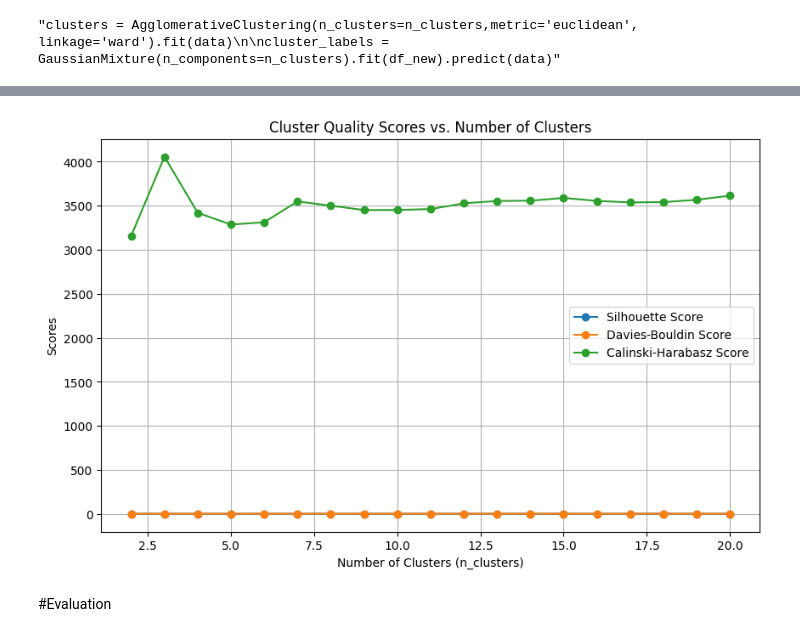
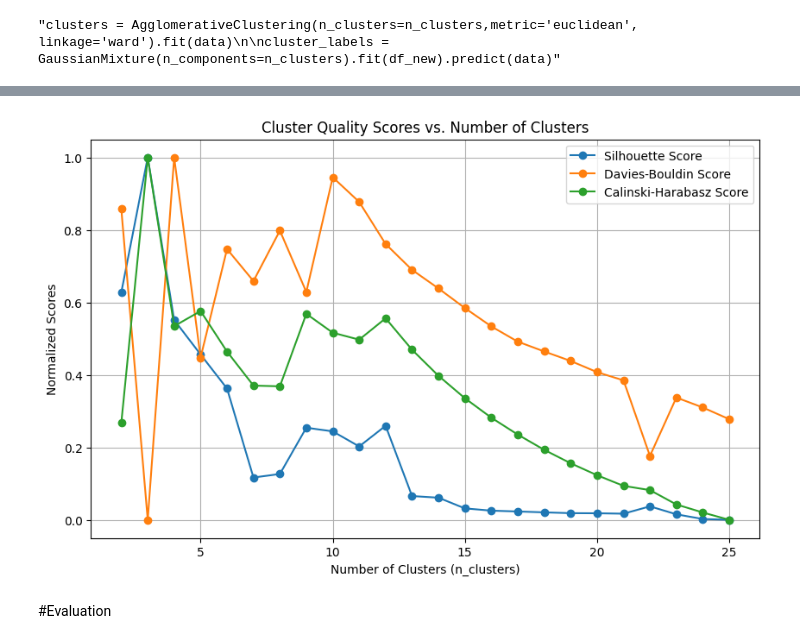
Before and after one commit to Fmazin/AI_Project, a Jupyter notebook: code/main_project_flow.ipynb, the cells around one changed output, grey strips where cells are left out. Saved outputs shown, nothing was run; the diff lists cells and outputs as text; code cells hidden in the pictures.

```diff
--- a/code/main_project_flow.ipynb
+++ b/code/main_project_flow.ipynb
@@ -271,7 +289,7 @@ cluster_labels = GaussianMixture(n_components=n_clusters).fit(df_new).predict(da
 #clusters = KMeans(n_clusters=5, random_state=0, n_init="auto")# check the parameters at https://scikit-learn.org/stable/modules/generated/sklearn.cluster.KMeans.html
 #clusters.fit(x)
 
-n_clusters = 16
+n_clusters = 6
 
 clusters = AgglomerativeClustering(n_clusters=n_clusters,metric='euclidean', linkage='ward').fit(x) # check the parameters at https://scikit-learn.org/stable/modules/generated/sklearn.cluster.AgglomerativeClustering.html
 #clusters = DBSCAN(eps=500, min_samples = 2).fit(vectorized_day_dataset_no_nans) # check the parameters at https://scikit-learn.org/stable/modules/generated/sklearn.cluster.DBSCAN.html
@@ -390,6 +410,6 @@ scores_df.to_csv('aggl_scores_stop_calKernel.csv')
 # %%
 # Define a list of n_clusters values to iterate over
-n_clusters_values = list(range(2,21))
+n_clusters_values = list(range(2,26))
 
 # Initialize lists to store scores
 silhouette_scores = []
@@ -406,6 +426,19 @@ for n_clusters in n_clusters_values:
     SC_score = silhouette_score(x, cluster_labels)
     DB_score = davies_bouldin_score(x, cluster_labels)
     CH_score = calinski_harabasz_score(x, cluster_labels)
+
+     # Update best and worst scores and their corresponding n_clusters values
+    if SC_score > best_silhouette_score:
+        best_silhouette_score = SC_score
+        best_silhouette_n_clusters = n_clusters
+
+    if DB_score < best_davies_bouldin_score:
+        best_davies_bouldin_score = DB_score
+        best_davies_bouldin_n_clusters = n_clusters
+
+    if CH_score > best_calinski_harabasz_score:
+        best_calinski_harabasz_score = CH_score
+        best_calinski_harabasz_n_clusters = n_clusters
 
     # Append scores to the respective lists
     silhouette_scores.append(SC_score)
@@ -426,6 +459,7 @@ normalized_scores_df = pd.DataFrame({
     'Calinski-Harabasz Score': calinski_harabasz_scores_normalized.flatten()
 })
 
+
 # Plot the scores for each n_clusters value
 plt.figure(figsize=(10, 6))
 plt.plot(normalized_scores_df['n_clusters'], normalized_scores_df['Silhouette Score'], label='Silhouette Score', marker='o')
@@ -433,7 +467,7 @@ plt.plot(normalized_scores_df['n_clusters'], normalized_scores_df['Davies-Bouldi
 plt.plot(normalized_scores_df['n_clusters'], normalized_scores_df['Calinski-Harabasz Score'], label='Calinski-Harabasz Score', marker='o')
 plt.xlabel('Number of Clusters (n_clusters)')
 plt.ylabel('Normalized Scores')
-plt.title('Cluster Quality Scores vs. Number of Clusters')
+plt.title('Cluster Quality Scores vs. Number of Clusters: Agglomerative')
 plt.legend()
 plt.grid(True)
 plt.show()
@@ -442,6 +566,6 @@ plt.show()
 # %%
 # Define a list of n_clusters values to iterate over
-n_clusters_values = list(range(2,21))
+n_clusters_values = list(range(2,26))
 
 # Initialize lists to store scores
 silhouette_scores = []
@@ -451,54 +575,61 @@ calinski_harabasz_scores = []
 # Loop over different values of n_clusters
 for n_clusters in n_clusters_values:
     # Fit K-Means clustering with the current number of clusters
-    clusters = AgglomerativeClustering(n_clusters=n_clusters,metric='euclidean', linkage='ward').fit(x)
+    #clusters = AgglomerativeClustering(n_clusters=n_clusters,metric='euclidean', linkage='ward').fit(x)
+    clusters = SpectralClustering(n_clusters=n_clusters).fit(x)
     cluster_labels = clusters.labels_
 
     # Calculate cluster quality scores
     SC_score = silhouette_score(x, cluster_labels)
     DB_score = davies_bouldin_score(x, cluster_labels)
     CH_score = calinski_harabasz_score(x, cluster_labels)
 
+     # Update best and worst scores and their corresponding n_clusters values
+    if SC_score > best_silhouette_score:
+        best_silhouette_score = SC_score
+        best_silhouette_n_clusters = n_clusters
+
+    if DB_score < best_davies_bouldin_score:
+        best_davies_bouldin_score = DB_score
+        best_davies_bouldin_n_clusters = n_clusters
+
+    if CH_score > best_calinski_harabasz_score:
+        best_calinski_harabasz_score = CH_score
+        best_calinski_harabasz_n_clusters = n_clusters
+
     # Append scores to the respective lists
     silhouette_scores.append(SC_score)
     davies_bouldin_scores.append(DB_score)
     calinski_harabasz_scores.append(CH_score)
 
-   # silhouette = list(map(float, items))
 # Normalize the scores between 0 and 1 (optional)
-"""scaler = MinMaxScaler()
+scaler = MinMaxScaler()
 silhouette_scores_normalized = scaler.fit_transform(np.array(silhouette_scores).reshape(-1, 1))
 davies_bouldin_scores_normalized = scaler.fit_transform(np.array(davies_bouldin_scores).reshape(-1, 1))
 calinski_harabasz_scores_normalized = scaler.fit_transform(np.array(calinski_harabasz_scores).reshape(-1, 1))
 
 # Create a DataFrame to store the normalized scores
 normalized_scores_df = pd.DataFrame({
     'n_clusters': n_clusters_values,
     'Silhouette Score': silhouette_scores_normalized.flatten(),
     'Davies-Bouldin Score': davies_bouldin_scores_normalized.flatten(),
     'Calinski-Harabasz Score': calinski_harabasz_scores_normalized.flatten()
-})"""
+})
 
-scores_df = pd.DataFrame({
-    'n_clusters': n_clusters_values,
-    'Silhouette Score': silhouette_scores,
-    'Davies-Bouldin Score': davies_bouldin_scores,
-    'Calinski-Harabasz Score': calinski_harabasz_scores
-})
 
 # Plot the scores for each n_clusters value
 plt.figure(figsize=(10, 6))
-plt.plot(scores_df['n_clusters'], scores_df['Silhouette Score'], label='Silhouette Score', marker='o')
-plt.plot(scores_df['n_clusters'], scores_df['Davies-Bouldin Score'], label='Davies-Bouldin Score', marker='o')
-plt.plot(scores_df['n_clusters'], scores_df['Calinski-Harabasz Score'], label='Calinski-Harabasz Score', marker='o')
+plt.plot(normalized_scores_df['n_clusters'], normalized_scores_df['Silhouette Score'], label='Silhouette Score', marker='o')
+plt.plot(normalized_scores_df['n_clusters'], normalized_scores_df['Davies-Bouldin Score'], label='Davies-Bouldin Score', marker='o')
+plt.plot(normalized_scores_df['n_clusters'], normalized_scores_df['Calinski-Harabasz Score'], label='Calinski-Harabasz Score', marker='o')
 plt.xlabel('Number of Clusters (n_clusters)')
-plt.ylabel('Scores')
+plt.ylabel('Normalized Scores')
 plt.title('Cluster Quality Scores vs. Number of Clusters')
 plt.legend()
 plt.grid(True)
 plt.show()
 # %% [output]
-[figure, old version]
+[figure, new version]
 # %% [markdown]
 #Evaluation
 # %%
```
Also changed, not shown: parts of 14 cells of this notebook.
